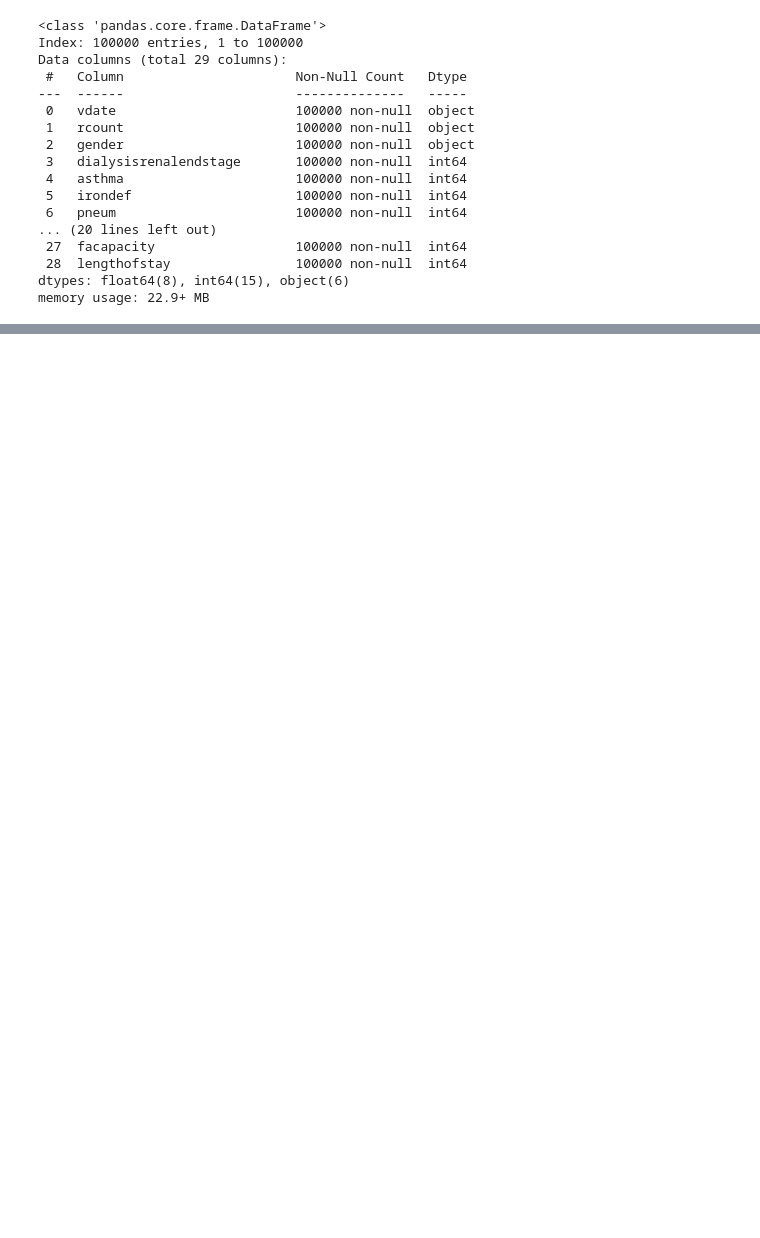
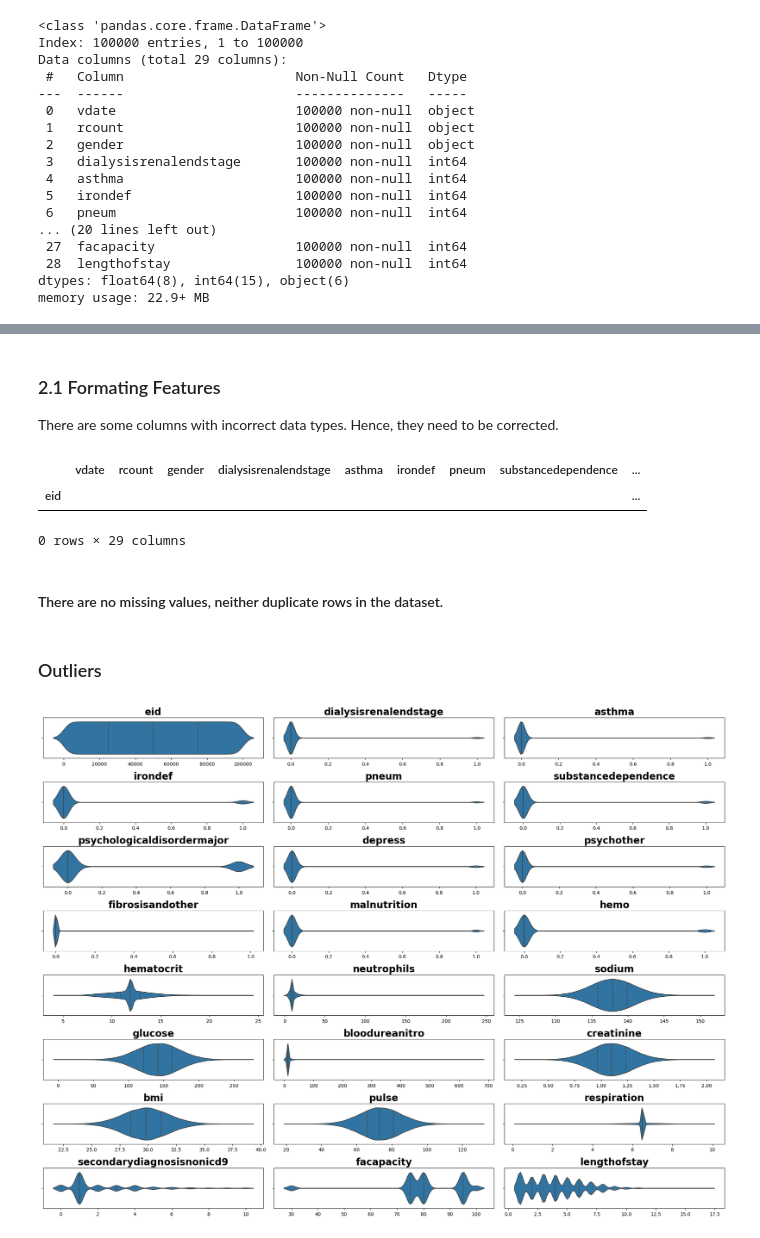
Before and after one commit to Balenm/hospital_LoS_stacking_ensemble, a Jupyter notebook: main.ipynb, the cells around one changed output, grey strips where cells are left out. Cells and saved outputs as stored; diff of their text form; code cells hidden in the pictures; blank space fills up the shorter version.

Commit message:
Preprocessing

```diff
--- a/main.ipynb
+++ b/main.ipynb
@@ -2,6 +6,9 @@
 import pandas as pd
 import numpy as np
 import matplotlib.pyplot as plt
+import seaborn as sns
+from sklearn.preprocessing import StandardScaler, MinMaxScaler, FunctionTransformer
+from copy import deepcopy
 
 health_df = pd.read_csv('data_source\LengthOfStay.csv')
-health_df.set_index("eid", inplace=True)
+#health_df.set_index("eid", inplace=True)
@@ -35,0 +84,27 @@ KeyError: 0
+# %% [markdown]
+### 2.1 Formating Features
+There are some columns with incorrect data types. Hence, they need to be corrected.
+# %%
+health_df[health_df.duplicated()]
+# %% [output]
+|  | vdate | rcount | gender | dialysisrenalendstage | asthma | irondef | pneum | substancedependence | ... |
+| eid |  |  |  |  |  |  |  |  | ... |
+0 rows × 29 columns
+# %% [markdown]
+#### There are no missing values, neither duplicate rows in the dataset.
+# %% [markdown]
+### Outliers
+# %%
+numerical_cols = health_df.select_dtypes(exclude=['object']).columns
+
+plt.figure(figsize=(20, 15))
+for i, col in enumerate(numerical_cols, 1):
+    plt.subplot(8, 3, i)
+    sns.violinplot(x=health_df[col], inner='quartile')
+    plt.title(col, fontsize=20, fontweight='bold')
+    plt.xlabel('')
+
+plt.tight_layout()
+plt.show()
+# %% [output]
+[figure, added]
```
Also changed, not shown: parts of 20 cells of this notebook, 1 other file.
